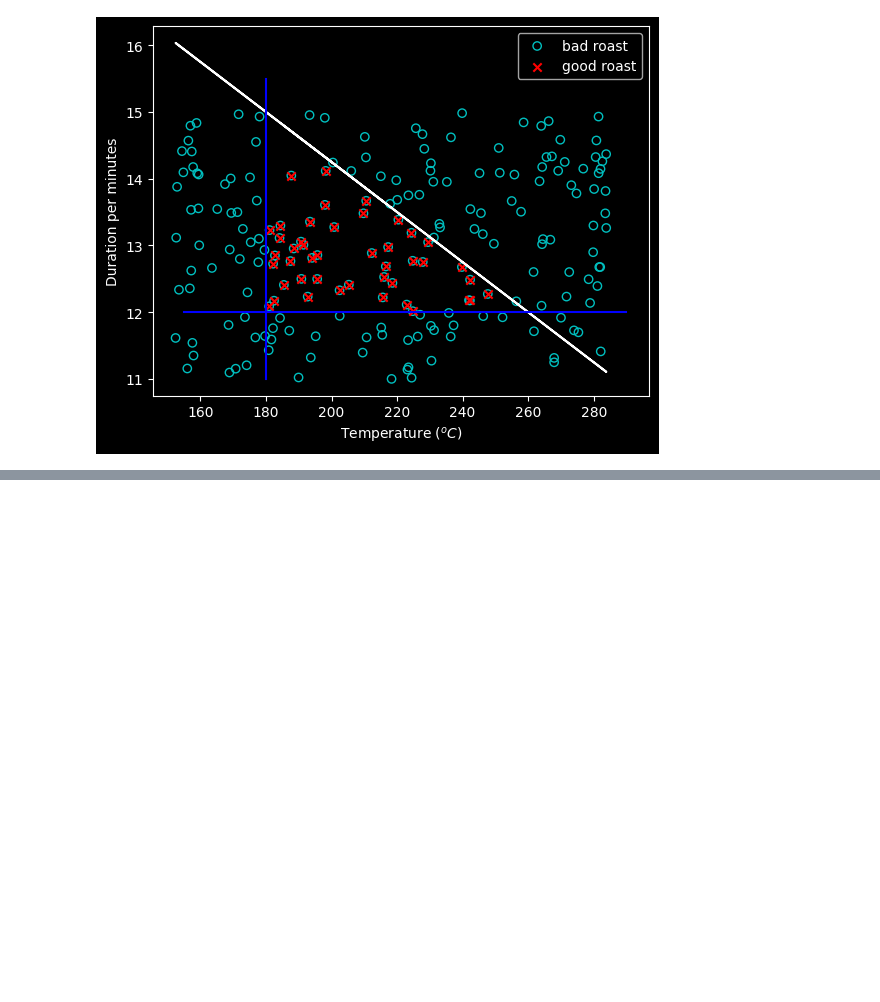
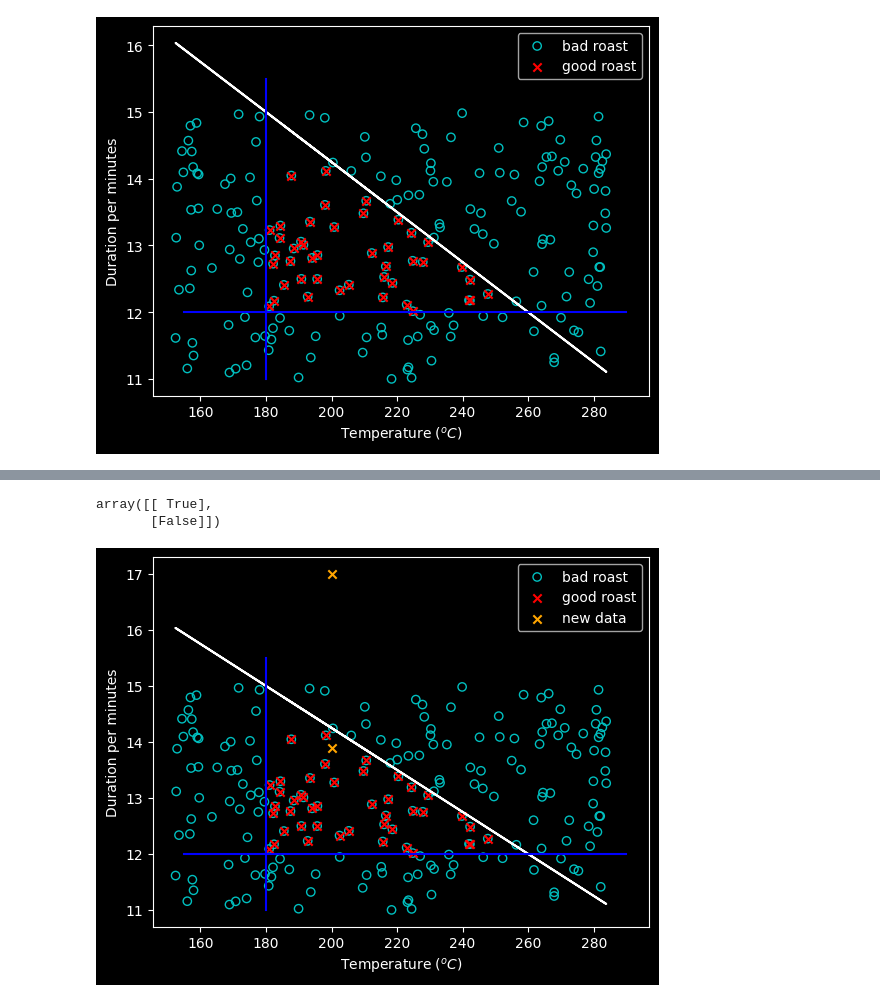
Before and after one commit to f2rra/learning-ml, a Jupyter notebook: advanced.ipynb, the cells around one changed output, grey strips where cells are left out. Saved outputs shown, nothing was run; the diff lists cells and outputs as text; code cells hidden in the pictures; blank space fills up the shorter version.

Commit message:
adding a new data for testing the model

```diff
--- a/advanced.ipynb
+++ b/advanced.ipynb
@@ -240,7 +240,7 @@ plt.show()
 cond1_1 = temp>=180
 cond2_1 = dur>=12
 cond2_2 = dur<=y
-cond_by = cond1_1*cond2_1*cond2_2
+cond = cond1_1*cond2_1*cond2_2
 # %%
 plt.scatter(temp,dur,marker='o',facecolor='None',edgecolor='c',lw=1,label='bad roast')
 plt.scatter(temp[cond_by],dur[cond_by],marker='x',c='r',label='good roast')
@@ -256,0 +371,5 @@ plt.show()
+# %%
+x_test = np.array([[200,13.9],
+                   [200,17]])
+xn_test = norm_1(x_test)
+pred = model.predict(xn_test)
@@ -256,0 +378,20 @@ plt.show()
+# %%
+yhat = pred >= 0.5
+yhat
+# %% [output]
+array([[ True],
+       [False]])
+# %%
+plt.scatter(temp,dur,marker='o',facecolor='None',edgecolor='c',lw=1,label='bad roast')
+plt.scatter(temp[cond_by],dur[cond_by],marker='x',c='r',label='good roast')
+plt.scatter(x_test[:,0],x_test[:,1],marker='x',c='orange',label='new data')
+
+plt.plot(temp,y,c='white')
+plt.plot(np.zeros(2)+180,np.array([11,15.5]),c='blue')
+plt.plot(np.array([155,290]),np.zeros(2)+12,c='blue')
+plt.xlabel('Temperature ($^o C$)')
+plt.ylabel('Duration per minutes')
+plt.legend()
+plt.show()
+# %% [output]
+[figure, added]
```
Also changed, not shown: parts of 15 cells of this notebook.
